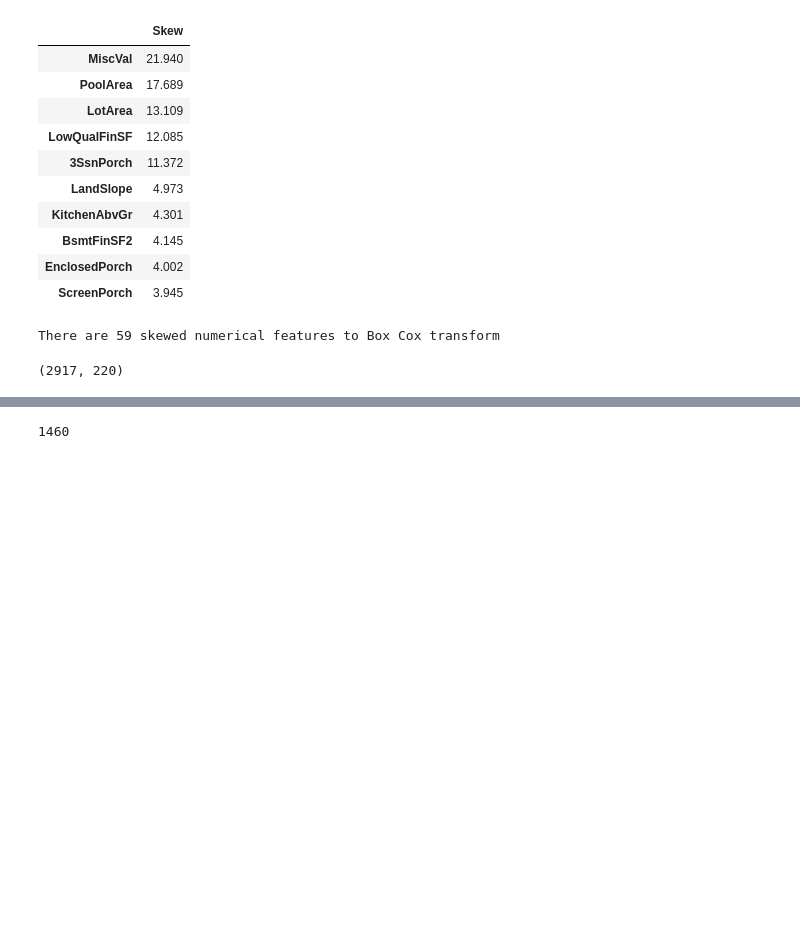
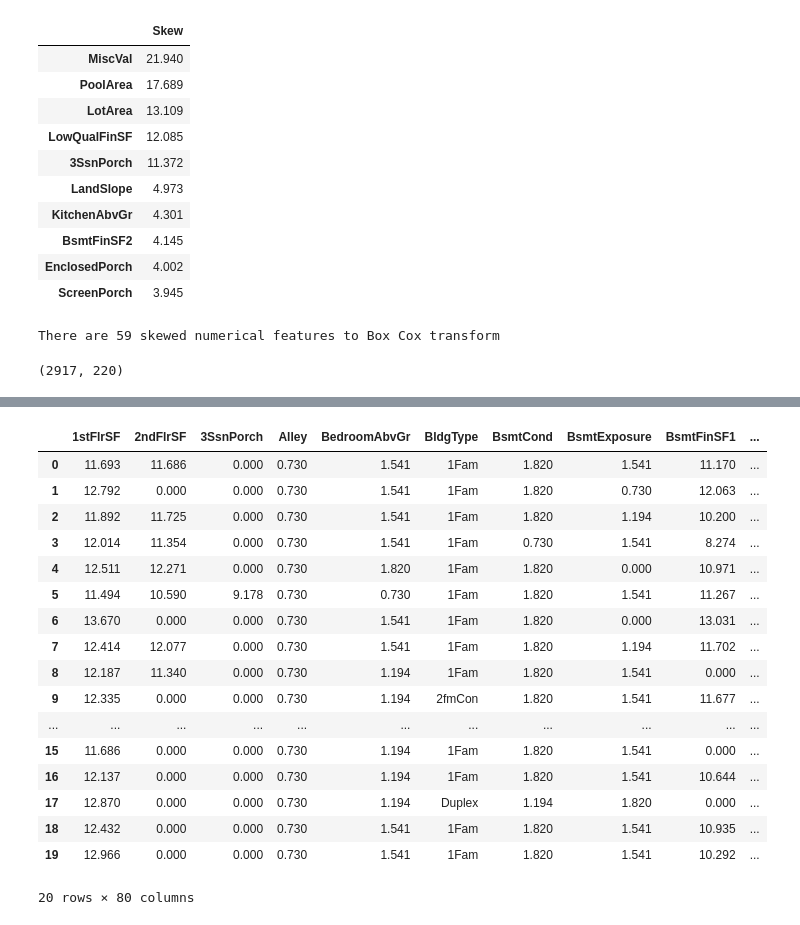
Before and after one commit to Cross-17/Kaggle_practice, a Jupyter notebook: House_price/Untitled.ipynb, the cells around one changed output, grey strips where cells are left out. Drawn from its saved outputs; the diff is of its cells as text; code cells hidden in the pictures; blank space fills up the shorter version.

```diff
--- a/House_price/Untitled.ipynb
+++ b/House_price/Untitled.ipynb
@@ -324,7 +323,24 @@ ValueError: Length of values does not match length of index
 # %%
 test.to_csv("test.csv")
 train.to_csv("train.csv")
-# %%
-len(train_ID)
-# %% [output]
-1460
+# %%
+train.head(20)
+# %% [output]
+|  | 1stFlrSF | 2ndFlrSF | 3SsnPorch | Alley | BedroomAbvGr | BldgType | BsmtCond | BsmtExposure | BsmtFinSF1 | ... |
+| 0 | 11.693 | 11.686 | 0.000 | 0.730 | 1.541 | 1Fam | 1.820 | 1.541 | 11.170 | ... |
+| 1 | 12.792 | 0.000 | 0.000 | 0.730 | 1.541 | 1Fam | 1.820 | 0.730 | 12.063 | ... |
+| 2 | 11.892 | 11.725 | 0.000 | 0.730 | 1.541 | 1Fam | 1.820 | 1.194 | 10.200 | ... |
+| 3 | 12.014 | 11.354 | 0.000 | 0.730 | 1.541 | 1Fam | 0.730 | 1.541 | 8.274 | ... |
+| 4 | 12.511 | 12.271 | 0.000 | 0.730 | 1.820 | 1Fam | 1.820 | 0.000 | 10.971 | ... |
+| 5 | 11.494 | 10.590 | 9.178 | 0.730 | 0.730 | 1Fam | 1.820 | 1.541 | 11.267 | ... |
+| 6 | 13.670 | 0.000 | 0.000 | 0.730 | 1.541 | 1Fam | 1.820 | 0.000 | 13.031 | ... |
+| 7 | 12.414 | 12.077 | 0.000 | 0.730 | 1.541 | 1Fam | 1.820 | 1.194 | 11.702 | ... |
+| 8 | 12.187 | 11.340 | 0.000 | 0.730 | 1.194 | 1Fam | 1.820 | 1.541 | 0.000 | ... |
+| 9 | 12.335 | 0.000 | 0.000 | 0.730 | 1.194 | 2fmCon | 1.820 | 1.541 | 11.677 | ... |
+| ... | ... | ... | ... | ... | ... | ... | ... | ... | ... | ... |
+| 15 | 11.686 | 0.000 | 0.000 | 0.730 | 1.194 | 1Fam | 1.820 | 1.541 | 0.000 | ... |
+| 16 | 12.137 | 0.000 | 0.000 | 0.730 | 1.194 | 1Fam | 1.820 | 1.541 | 10.644 | ... |
+| 17 | 12.870 | 0.000 | 0.000 | 0.730 | 1.194 | Duplex | 1.194 | 1.820 | 0.000 | ... |
+| 18 | 12.432 | 0.000 | 0.000 | 0.730 | 1.541 | 1Fam | 1.820 | 1.541 | 10.935 | ... |
+| 19 | 12.966 | 0.000 | 0.000 | 0.730 | 1.541 | 1Fam | 1.820 | 1.541 | 10.292 | ... |
+20 rows × 80 columns
```
Also changed, not shown: parts of 2 cells of this notebook, 2 other files.
